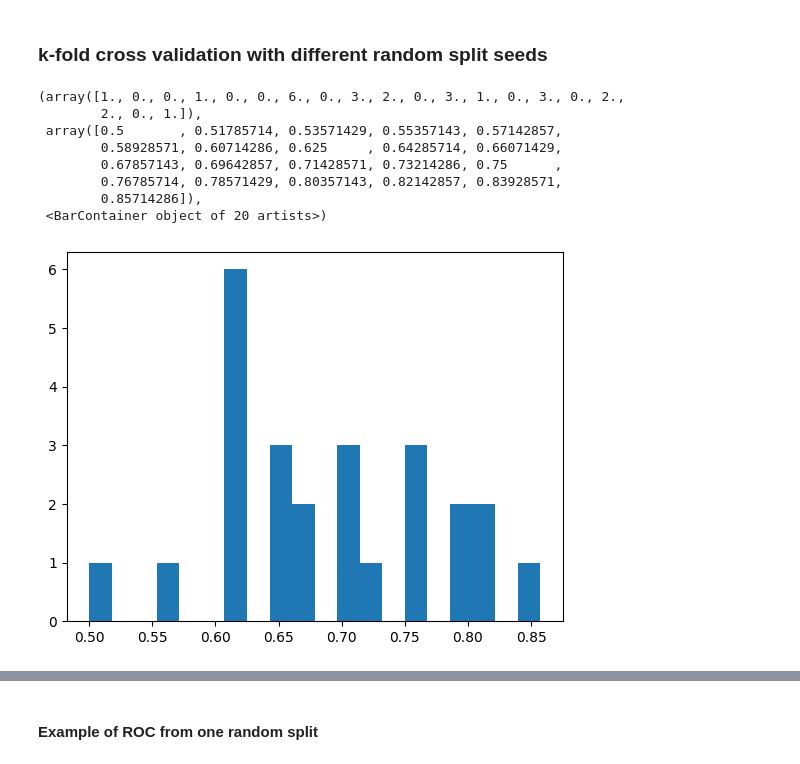
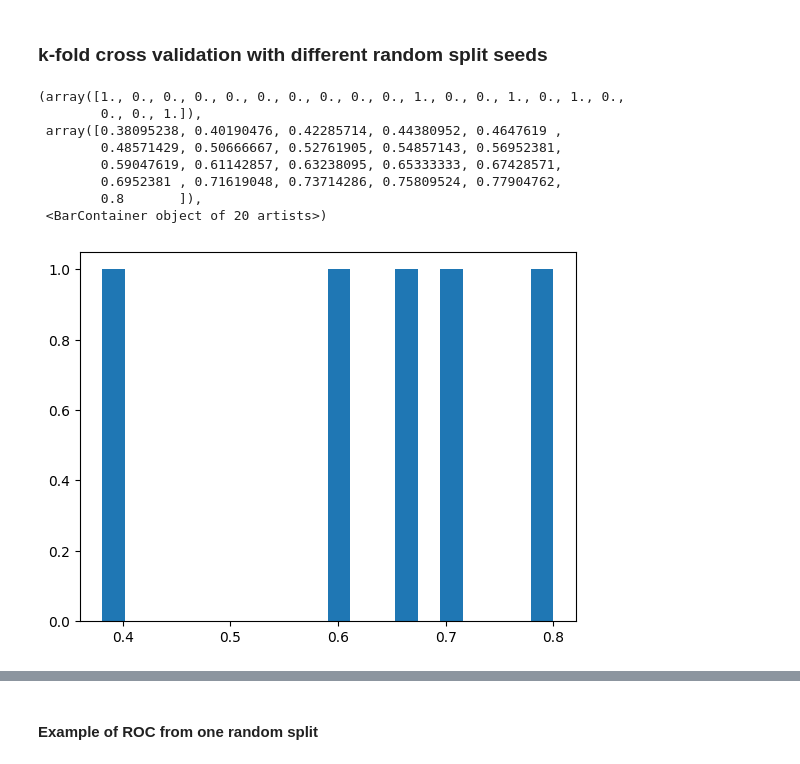
Before and after one commit to Falk0/AIA, a Jupyter notebook: PD_classification_Varalakshmi.ipynb, the cells around one changed output, grey strips where cells are left out. Drawn from its saved outputs; the diff is of its cells as text; code cells hidden in the pictures.

```diff
--- a/PD_classification_Varalakshmi.ipynb
+++ b/PD_classification_Varalakshmi.ipynb
@@ -271,7 +271,7 @@ groups = []
 # Create lists for splitting with groups, makes sure that same patient doesnt end up in train and test set
 for name in df:
        if len(df[name]['dist2']) > 800:
-           groups.append(name[:3])
+           groups.append(int(name[1:3]))
            if 'PE' in name:
                  pd.append(name)
            else:
@@ -283,77 +283,71 @@ X = np.array(pd + healthy)
 Y = np.array([1] * len(pd) + [0] * len(healthy))
 
 
-# Number of folds and shuffles of groups
+# Number of folds
 k = 5
-n_shuffles = 5
 
 # List to store metrics for each fold
 accuracies = []
 precisions = []
 recalls = []
 f1_scores = []
 
 
 model = LogisticRegression()
 
 
 gkf = GroupKFold(n_splits=k)
 
 
-for i in range(n_shuffles):
-   # Perform k-fold cross validation
-       X_shuffled, y_shuffled, groups_shuffled = shuffle(X, Y, groups, random_state=i)
-       for train_index, test_index in gkf.split(X_shuffled, y_shuffled, groups_shuffled):     # Split data into training and test sets
-               X_train, X_test = X[train_index], X[test_index]
-               y_train, y_test = Y[train_index], Y[test_index]
+
+for train_index, test_index in gkf.split(X, Y, groups):     # Split data into training and test sets
+        X_train, X_test = X[train_index], X[test_index]
+        y_train, y_test = Y[train_index], Y[test_index]
+
+        X_train_data = []
+        X_test_data = []
 
 
-               X_train_data = []
-               X_test_data = []
+        for name in X_train:
+                x = np.std([i-j for i, j in zip(df[name]['dist2'][sd:ed], df[name]['dist2_filtered'][sd:ed])])
+                y = np.std([i-j for i, j in zip(df[name]['dist2'][sa:ea], df[name]['dist2_filtered2'][sa:ea])])
+                X_train_data.append([x, y])
 
-
-               for name in X_train:
-                       x = np.std([i-j for i, j in zip(df[name]['dist2'][sd:ed], df[name]['dist2_filtered'][sd:ed])])
-                       y = np.std([i-j for i, j in zip(df[name]['dist2'][sa:ea], df[name]['dist2_filtered2'][sa:ea])])
-                       X_train_data.append([x, y])
-
-               for name in X_test:
-                       x = np.std([i-j for i, j in zip(df[name]['dist2'][sd:ed], df[name]['dist2_filtered'][sd:ed])])
-                       y = np.std([i-j for i, j in zip(df[name]['dist2'][sa:ea], df[name]['dist2_filtered2'][sa:ea])])
-                       X_test_data.append([x, y])
+        for name in X_test:
+                x = np.std([i-j for i, j in zip(df[name]['dist2'][sd:ed], df[name]['dist2_filtered'][sd:ed])])
+                y = np.std([i-j for i, j in zip(df[name]['dist2'][sa:ea], df[name]['dist2_filtered2'][sa:ea])])
+                X_test_data.append([x, y])
 
 
 
-               # Fit the model
-               model.fit(X_train_data, y_train)
+        # Fit the model
+        model.fit(X_train_data, y_train)
 
 
-               # Predict on the test set
-               y_pred = model.predict(X_test_data)
-               y_pred_prob = model.predict_proba(X_test_data)
+        # Predict on the test set
+        y_pred = model.predict(X_test_data)
+        y_pred_prob = model.predict_proba(X_test_data)
 
 
-               # Calculate and store the results
-               accuracies.append(accuracy_score(y_test, y_pred))
-               precisions.append(precision_score(y_test, y_pred))
-               recalls.append(recall_score(y_test, y_pred))
-               f1_scores.append(f1_score(y_test, y_pred))
-
-
+        # Calculate and store the results
+        accuracies.append(accuracy_score(y_test, y_pred))
+        precisions.append(precision_score(y_test, y_pred))
+        recalls.append(recall_score(y_test, y_pred))
+        f1_scores.append(f1_score(y_test, y_pred))
 
 
 
 plt.hist(accuracies, bins=20)
 # %% [output]
-(array([1., 0., 0., 1., 0., 0., 6., 0., 3., 2., 0., 3., 1., 0., 3., 0., 2.,
-        2., 0., 1.]),
- array([0.5       , 0.51785714, 0.53571429, 0.55357143, 0.57142857,
-        0.58928571, 0.60714286, 0.625     , 0.64285714, 0.66071429,
-        0.67857143, 0.69642857, 0.71428571, 0.73214286, 0.75      ,
-        0.76785714, 0.78571429, 0.80357143, 0.82142857, 0.83928571,
-        0.85714286]),
+(array([1., 0., 0., 0., 0., 0., 0., 0., 0., 0., 1., 0., 0., 1., 0., 1., 0.,
+        0., 0., 1.]),
+ array([0.38095238, 0.40190476, 0.42285714, 0.44380952, 0.4647619 ,
+        0.48571429, 0.50666667, 0.52761905, 0.54857143, 0.56952381,
+        0.59047619, 0.61142857, 0.63238095, 0.65333333, 0.67428571,
+        0.6952381 , 0.71619048, 0.73714286, 0.75809524, 0.77904762,
+        0.8       ]),
  <BarContainer object of 20 artists>)
-[figure, old version]
+[figure, new version]
 # %%
 print('accuracies   mean: ', round(np.mean(accuracies), 4), ';  std:  ', np.std(accuracies))
 print('precisions   mean: ', round(np.mean(precisions), 4), ';  std:  ', np.std(precisions))
```
Also changed, not shown: parts of 2 cells of this notebook, 1 other file.
